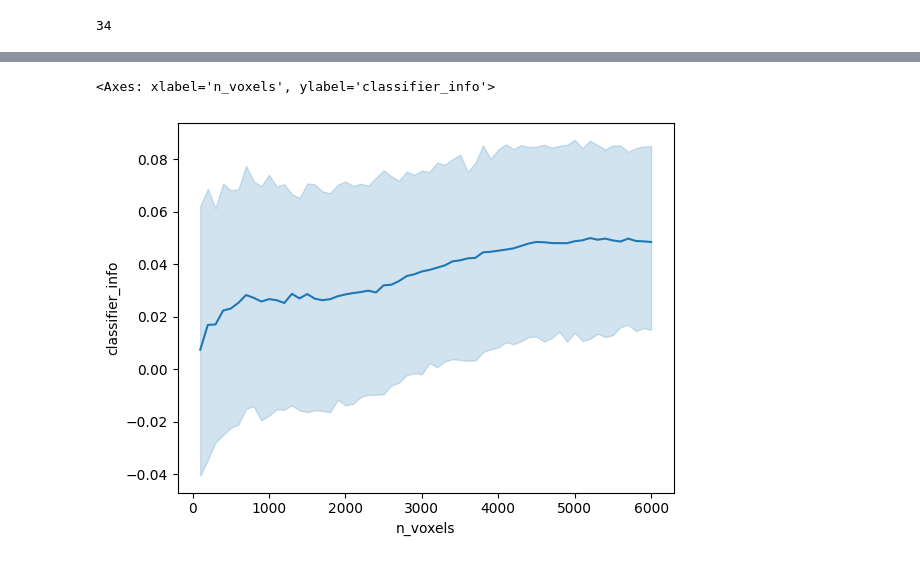
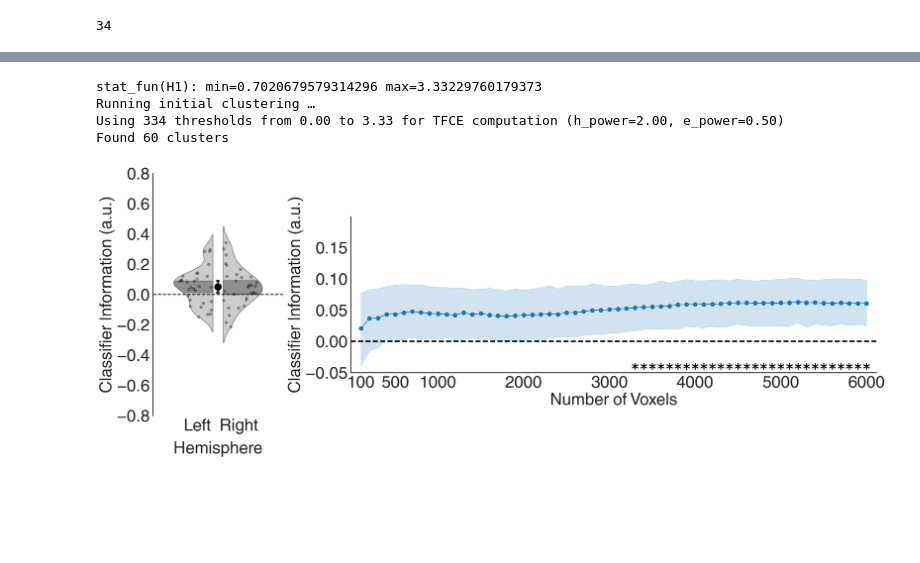
Before and after one commit to GAldegheri/dyncontext, a Jupyter notebook: notebooks/PlotResults.ipynb, the cells around one changed output, grey strips where cells are left out. Saved outputs shown, nothing was run; the diff lists cells and outputs as text; code cells hidden in the pictures; blank space fills up the shorter version.

```diff
--- a/notebooks/PlotResults.ipynb
+++ b/notebooks/PlotResults.ipynb
@@ -203,5 +236,8 @@ exp2_avg_df
-# %%
-sns.lineplot(data=exp2_avg_df[exp2_avg_df['roi']=='ba-19-37'], x='n_voxels', y='classifier_info', errorbar=('ci', 95))
-# %% [output]
-<Axes: xlabel='n_voxels', ylabel='classifier_info'>
-[figure, removed]
+# %%
+_ = plot_by_nvoxels(exp2_lvc_res, experiment=2, n_perms=10000, right_part=True)
+# %% [output]
+stat_fun(H1): min=0.7020679579314296 max=3.33229760179373
+Running initial clustering …
+Using 334 thresholds from 0.00 to 3.33 for TFCE computation (h_power=2.00, e_power=0.50)
+Found 60 clusters
+[figure, added]
```
Also changed, not shown: parts of 10 cells of this notebook, 14 other files.
